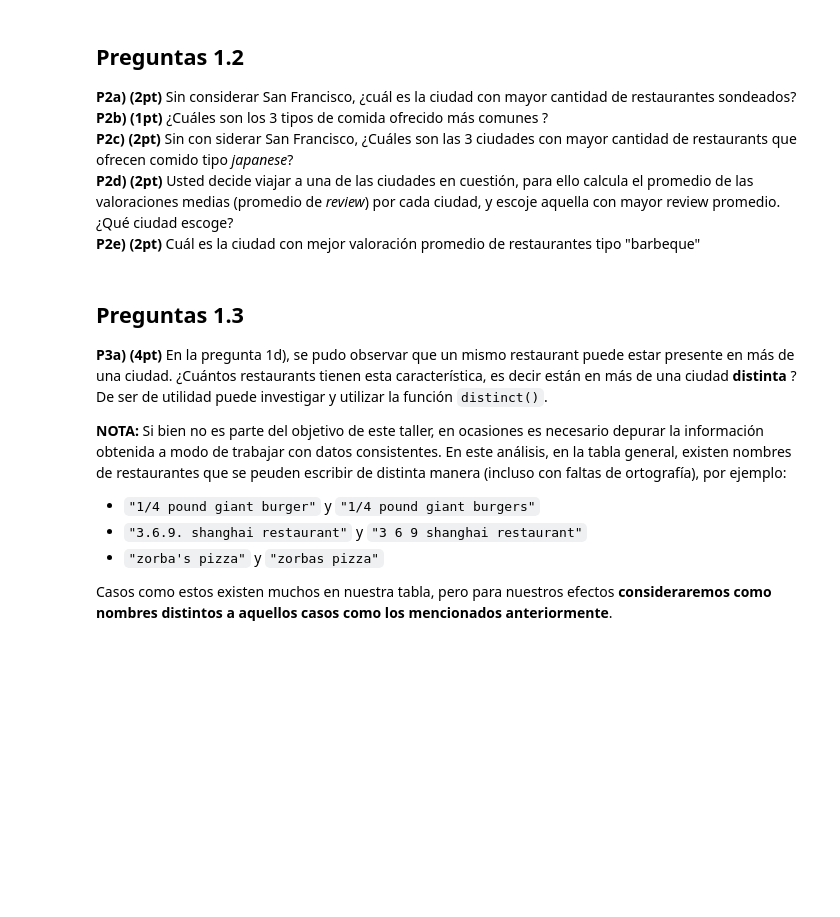
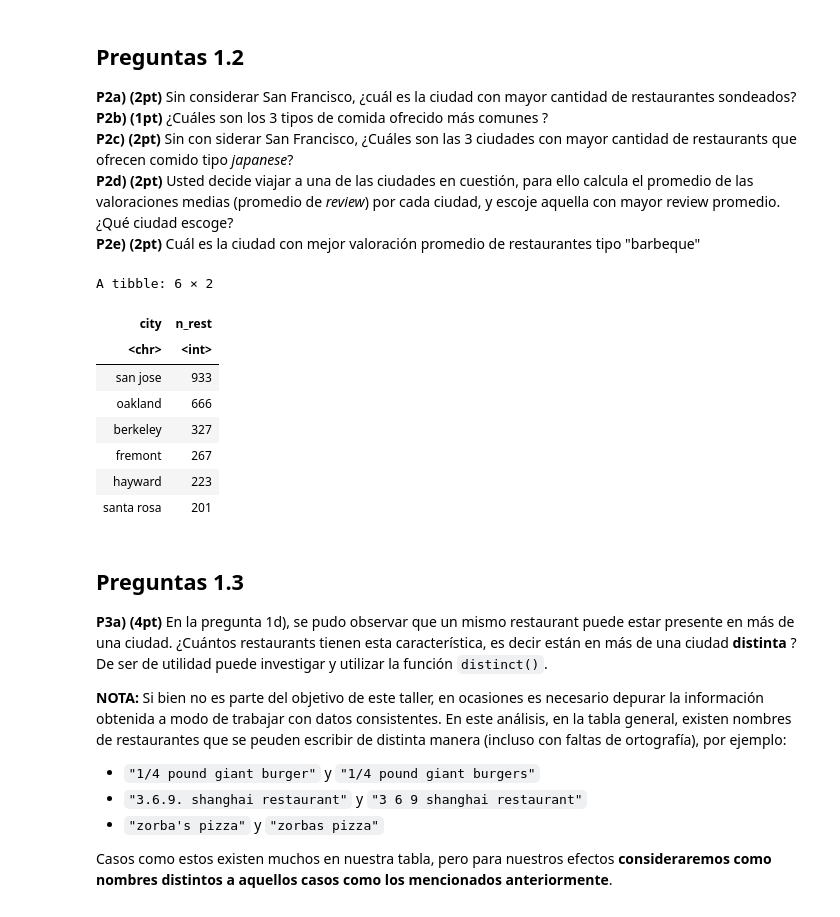
Before and after one commit to HaroldConley/diplomado_BD, a Jupyter notebook: Evaluaciones/C2/Control2.ipynb, the cells around one changed output. Drawn from its saved outputs; the diff is of its cells as text; code cells hidden in the pictures; blank space fills up the shorter version.

```diff
--- a/Evaluaciones/C2/Control2.ipynb
+++ b/Evaluaciones/C2/Control2.ipynb
@@ -172,0 +181,20 @@ A data.frame: 3 × 7
+# %%
+# Pregunta 2.a.- Sin considerar San Francisco, ¿cuál es la ciudad con mayor cantidad de restaurantes sondeados?
+genloc %>%
+  group_by(city) %>%
+  summarize(n_rest = n()) %>%
+  filter(city != "san francisco") %>%
+  arrange(desc (n_rest)) %>%
+  head
+
+## Respuesta: San José
+# %% [output]
+A tibble: 6 × 2
+| city | n_rest |
+| <chr> | <int> |
+| san jose | 933 |
+| oakland | 666 |
+| berkeley | 327 |
+| fremont | 267 |
+| hayward | 223 |
+| santa rosa | 201 |
```
Also changed, not shown: parts of 10 cells of this notebook.
